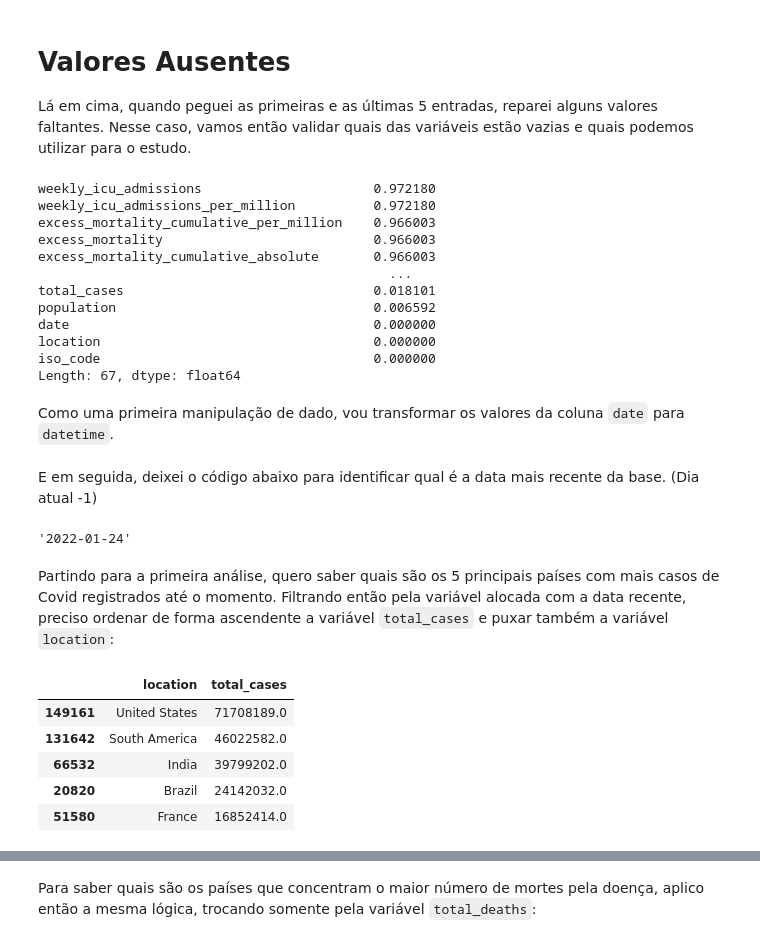
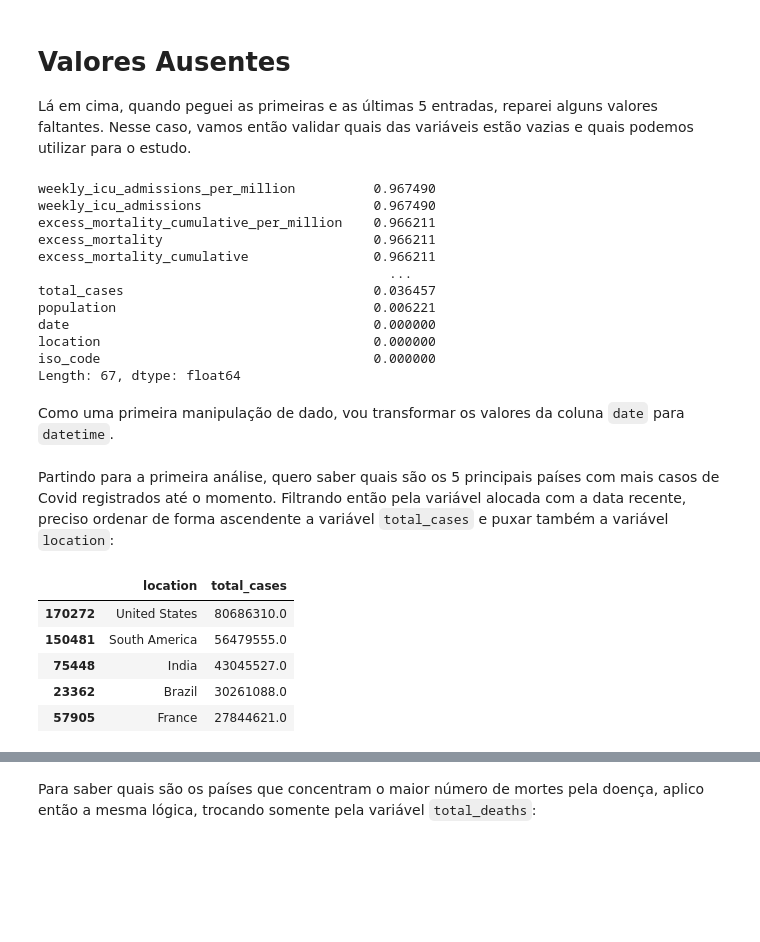
Before and after one commit to JefersonSMAlmeida/data_science, a Jupyter notebook: Panorama_do_COVID_19_no_Brasil_e_no_Mundo.ipynb, the cells around one changed output, grey strips where cells are left out. Drawn from its saved outputs; the diff is of its cells as text; code cells hidden in the pictures; blank space fills up the shorter version.

```diff
--- a/Panorama_do_COVID_19_no_Brasil_e_no_Mundo.ipynb
+++ b/Panorama_do_COVID_19_no_Brasil_e_no_Mundo.ipynb
@@ -106,11 +106,14 @@ Hora de importar a base em csv do OWID e das bibliotecas necessárias para a an
 # %%
 # importar as bibliotecas necessárias
 import pandas as pd
+import matplotlib as mpl
 import matplotlib.pyplot as plt
+import numpy as np
 import datetime as datetime
+import seaborn as sns
 
-# importar o dataset COVID-19 para um DataaFrame
-df = pd.read_csv("https://covid.ourworldindata.org/data/owid-covid-data.csv")
+# importar o dataset COVID-19 para um Data Frame
+df = pd.read_csv("https://covid.ourworldindata.org/data/owid-covid-data.csv",  parse_dates=True)
 # %% [markdown]
 ## Análise Exploratória dos Dados
 
@@ -196,14 +201,14 @@ Lá em cima, quando peguei as primeiras e as últimas 5 entradas, reparei alguns
 # mostar quais variáveis estão ausentes
 (df.isnull().sum() / df.shape[0]).sort_values(ascending=False)
 # %% [output]
-weekly_icu_admissions                      0.972180
-weekly_icu_admissions_per_million          0.972180
-excess_mortality_cumulative_per_million    0.966003
-excess_mortality                           0.966003
-excess_mortality_cumulative_absolute       0.966003
+weekly_icu_admissions_per_million          0.967490
+weekly_icu_admissions                      0.967490
+excess_mortality_cumulative_per_million    0.966211
+excess_mortality                           0.966211
+excess_mortality_cumulative                0.966211
                                              ...
-total_cases                                0.018101
-population                                 0.006592
+total_cases                                0.036457
+population                                 0.006221
 date                                       0.000000
 location                                   0.000000
 iso_code                                   0.000000
@@ -213,25 +218,14 @@ Como uma primeira manipulação de dado, vou transformar os valores da coluna `d
 # %%
 # converter date para datetime
 df.date = pd.to_datetime(df.date)
-# %% [markdown]
-E em seguida, deixei o código abaixo para identificar qual é a data mais recente da base. (Dia atual -1)
-# %%
-#Separar data mais recente de países com mais casos e mortes.
-data_recente = (df.date).sort_values(ascending=False).head(1)
-df_str = pd.Series.to_string(data_recente)
-data = df_str.split()
-data[1]
-# %% [output]
-'2022-01-24'
 # %% [markdown]
 Partindo para a primeira análise, quero saber quais são os 5 principais países com mais casos de Covid registrados até o momento. Filtrando então pela variável alocada com a data recente, preciso ordenar de forma ascendente a variável `total_cases` e puxar também a variável `location`:
 # %%
-# mostrar um ranking de total de casos por país
-df.loc[df.date == data[1], ['location', 'total_cases']].sort_values(by="total_cases", ascending=False)[8:13]
+df.loc[df.date == '2022-04-18', ['location', 'total_cases']].sort_values(by="total_cases", ascending=False)[8:13]
 # %% [output]
 |  | location | total_cases |
-| 149161 | United States | 71708189.0 |
-| 131642 | South America | 46022582.0 |
-| 66532 | India | 39799202.0 |
-| 20820 | Brazil | 24142032.0 |
-| 51580 | France | 16852414.0 |
+| 170272 | United States | 80686310.0 |
+| 150481 | South America | 56479555.0 |
+| 75448 | India | 43045527.0 |
+| 23362 | Brazil | 30261088.0 |
+| 57905 | France | 27844621.0 |
```
Also changed, not shown: parts of 41 cells of this notebook.
